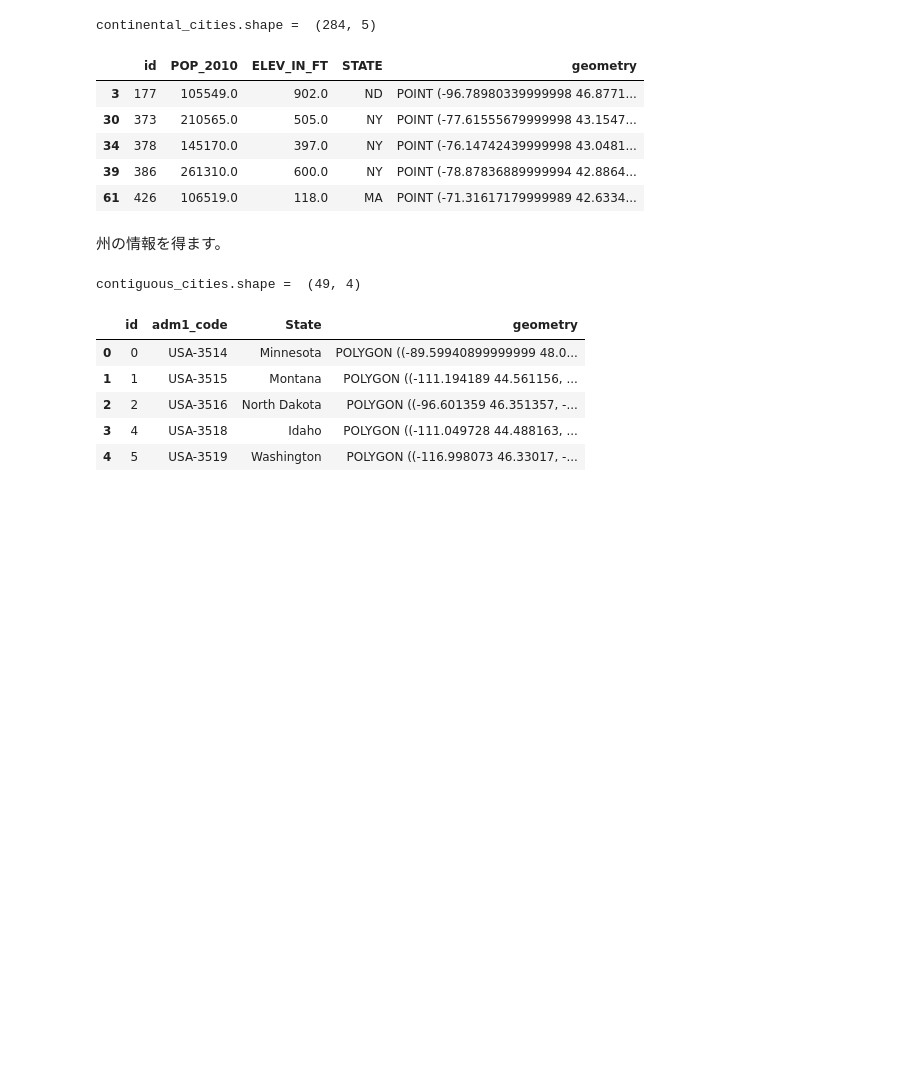
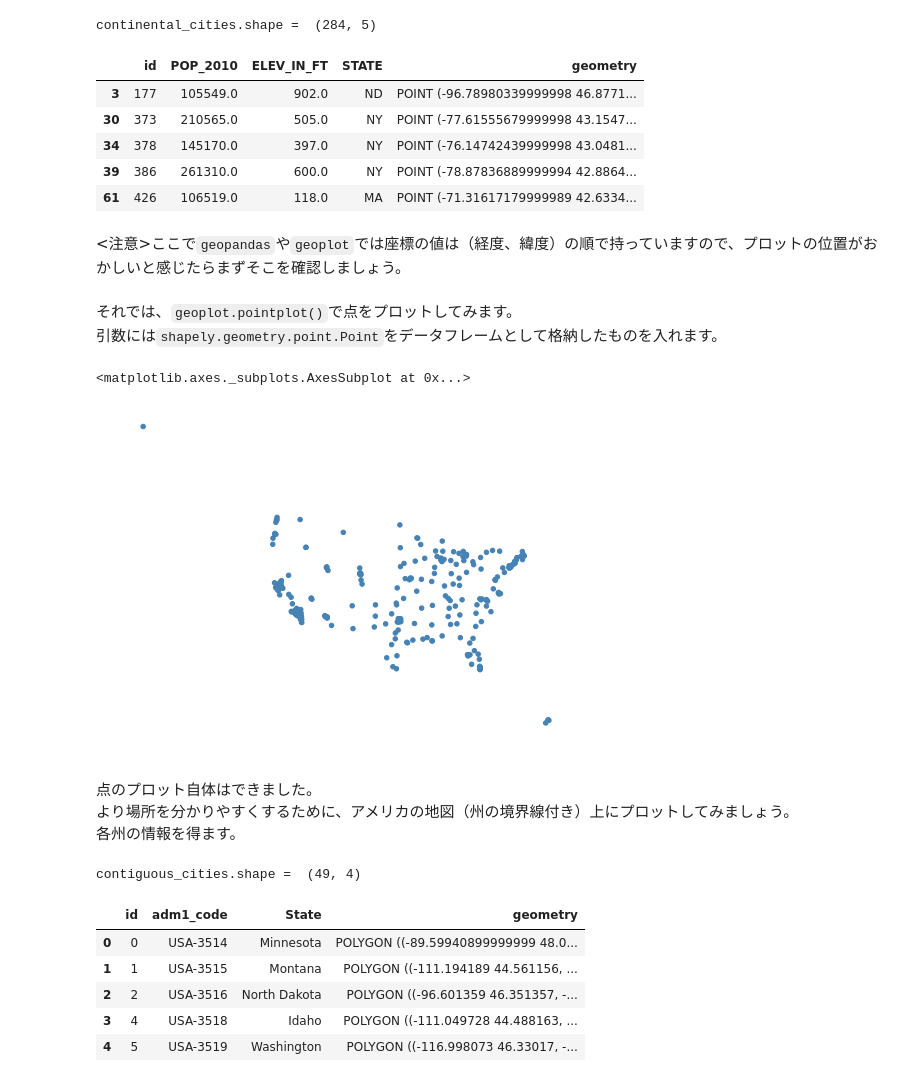
Before and after one commit to YuyaKagawa/tutorials, a Jupyter notebook: geoplot.ipynb, the cells around one changed output. Drawn from its saved outputs; the diff is of its cells as text; code cells hidden in the pictures; blank space fills up the shorter version.

```diff
--- a/geoplot.ipynb
+++ b/geoplot.ipynb
@@ -49,6 +58,18 @@ continental_cities.shape =  (284, 5)
 | 34 | 378 | 145170.0 | 397.0 | NY | POINT (-76.14742439999998 43.0481... |
 | 39 | 386 | 261310.0 | 600.0 | NY | POINT (-78.87836889999994 42.8864... |
 | 61 | 426 | 106519.0 | 118.0 | MA | POINT (-71.31617179999989 42.6334... |
-# %% [markdown]
-州の情報を得ます。
+# %% [markdown]
+<注意>ここで<code>geopandas</code>や<code>geoplot</code>では座標の値は（経度、緯度）の順で持っていますので、プロットの位置がおかしいと感じたらまずそこを確認しましょう。
+# %% [markdown]
+それでは、<code>geoplot.pointplot()</code>で点をプロットしてみます。
+引数には<code>shapely.geometry.point.Point</code>をデータフレームとして格納したものを入れます。
+# %%
+gplt.pointplot(continental_cities)
+# %% [output]
+<matplotlib.axes._subplots.AxesSubplot at 0x...>
+[figure, added]
+# %% [markdown]
+点のプロット自体はできました。
+より場所を分かりやすくするために、アメリカの地図（州の境界線付き）上にプロットしてみましょう。
+各州の情報を得ます。
 # %%
```
Also changed, not shown: parts of 35 cells of this notebook.
